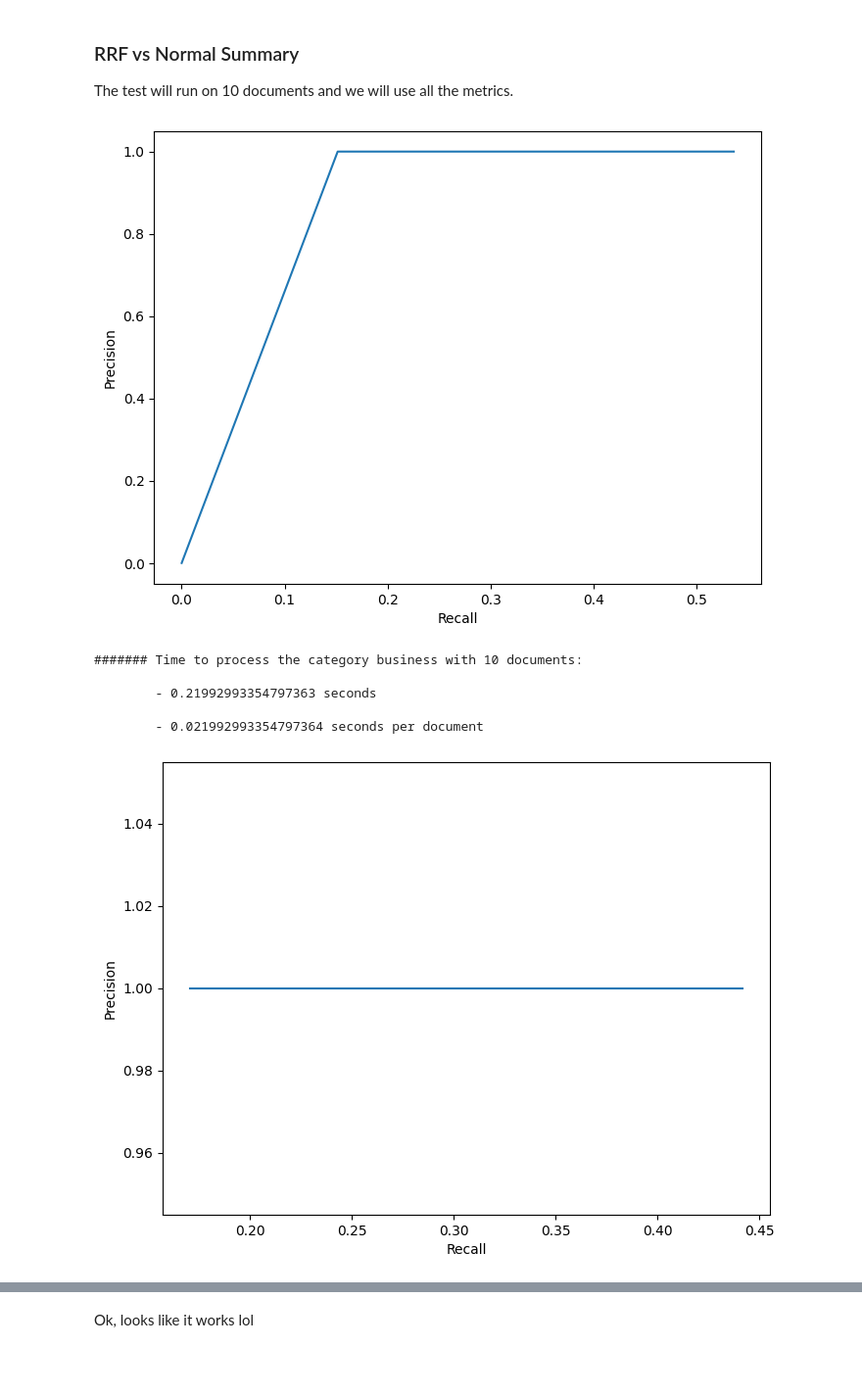
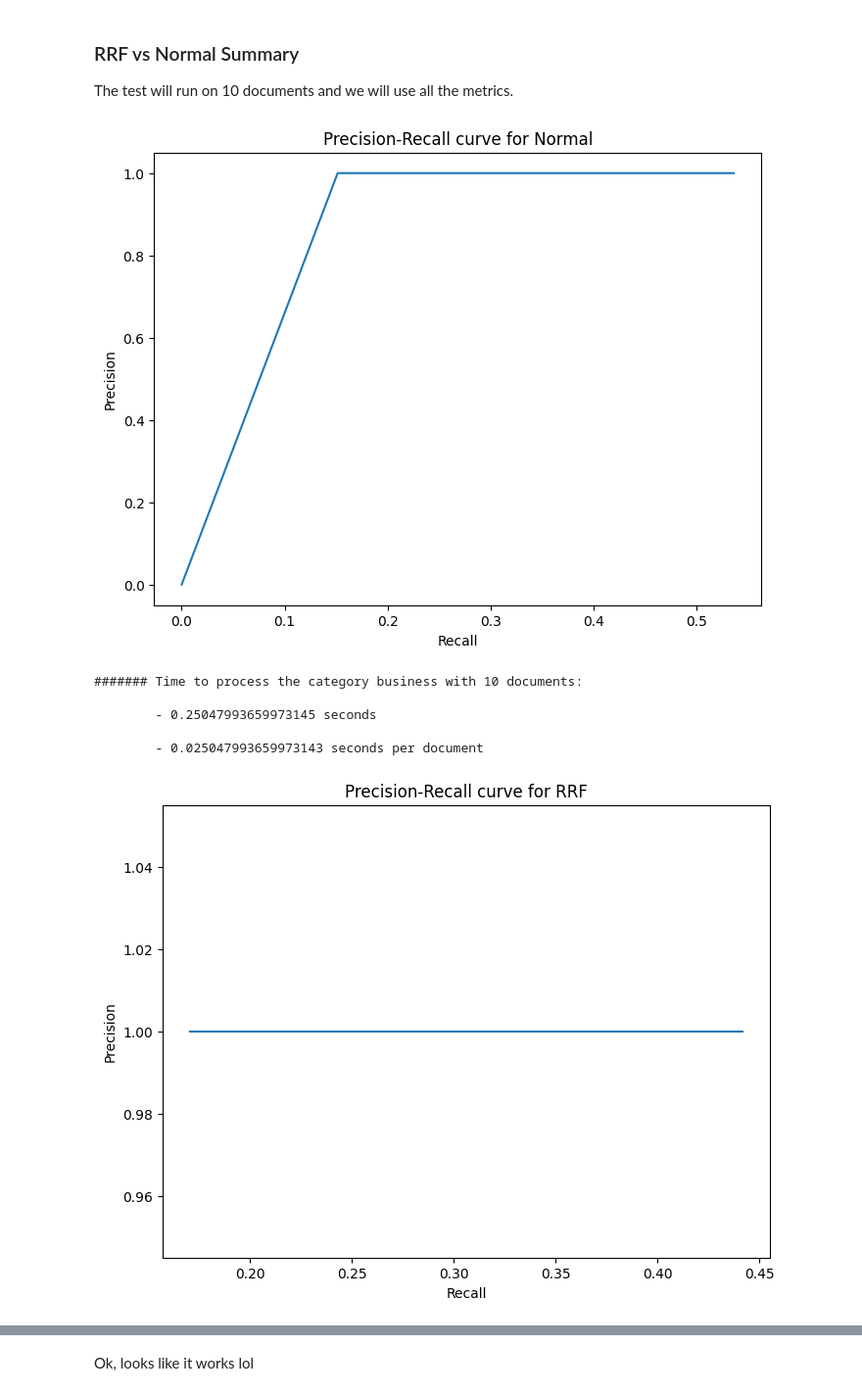
Before and after one commit to danieleavolio/Information-Processing-and-Retrieval, a Jupyter notebook: Project/Code/G8_P1_notebook.ipynb, the cells around one changed output, grey strips where cells are left out. Shown at 98% size. Drawn from its saved outputs; the diff is of its cells as text; code cells hidden in the pictures; blank space fills up the shorter version.

```diff
--- a/Project/Code/G8_P1_notebook.ipynb
+++ b/Project/Code/G8_P1_notebook.ipynb
@@ -667,7 +758,7 @@ def mean_average_precision(summaries, real_summaries):
         average_precision += precision(summaries[key], real_summaries[key])
     return average_precision / len(summaries)
 # %%
-def plot_pr_curve(precision, recall):
+def plot_pr_curve(precision, recall, name):
     pairs = []
     for i in range(len(precision)):
         pairs.append((precision[i], recall[i]))
@@ -682,6 +773,7 @@ def plot_pr_curve(precision, recall):
 
     plt.xlabel("Recall")
     plt.ylabel("Precision")
+    plt.title(f"Precision-Recall curve for {name}")
     plt.show()
 # %%
 def evaluation(category, ix, max_sentences:int=5, max_characters:int=500, order=True, scoring_type:str="TF_IDF"):
@@ -715,7 +807,7 @@ def evaluation(category, ix, max_sentences:int=5, max_characters:int=500, order=
     std_precision = np.std(precisions)
     std_recall = np.std(recalls)
 
-    plot_pr_curve(precisions, recalls)
+    plot_pr_curve(precisions, recalls, scoring_type)
 
     m_a_p = mean_average_precision(produced_summaries, real_summaries)
 
@@ -730,7 +822,7 @@ def evaluation(category, ix, max_sentences:int=5, max_characters:int=500, order=
 
     return average_precision, average_recall, f1, std_precision, std_recall, m_a_p
 
-def evaluation_given_summaries(produced_summaries, real_summaries):
+def evaluation_given_summaries(produced_summaries, real_summaries, name):
 
     initial_time = time.time()
 
@@ -759,7 +851,7 @@ def evaluation_given_summaries(produced_summaries, real_summaries):
     std_precision = np.std(precisions)
     std_recall = np.std(recalls)
 
-    plot_pr_curve(precisions, recalls)
+    plot_pr_curve(precisions, recalls, name)
 
     m_a_p = mean_average_precision(produced_summaries, real_summaries)
 
@@ -807,49 +898,67 @@ The test will run on 10 documents and we will use all the metrics.
 # %%
 politics_documents = [doc for doc in documents_paths if "politics" in doc][40:50]
 
 normal_summaries = {}
 rrf_summaries = {}
 
 for pol in politics_documents:
     with open(pol, "r") as file:
         content = file.read()
         normal_summaries[pol] = summarization(content, 5, 500, True, ix, scoring_type="BM25")
         rrf_summaries[pol] = RRF_summary(pol, ix, 5, 500, True)
 
 # Ok now we need to evaluate the summaries
 real_politics_summaries = {}
 for pol in politics_documents:
     with open(pol, "r") as file:
         content = file.read()
         real_politics_summaries[pol] = content
 
-normal_average_precision, normal_average_recall, normal_f1, normal_std_precision, normal_std_recall, normal_m_a_p = evaluation_given_summaries(normal_summaries, real_politics_summaries)
-rrf_average_precision, rrf_average_recall, rrf_f1, rrf_std_precision, rrf_std_recall, rrf_m_a_p = evaluation_given_summaries(rrf_summaries, real_politics_summaries)
+normal_average_precision, normal_average_recall, normal_f1, normal_std_precision, normal_std_recall, normal_m_a_p = evaluation_given_summaries(normal_summaries, real_politics_summaries, "Normal")
+rrf_average_precision, rrf_average_recall, rrf_f1, rrf_std_precision, rrf_std_recall, rrf_m_a_p = evaluation_given_summaries(rrf_summaries, real_politics_summaries, "RRF")
 
-print(f"Normal average precision: {normal_average_precision}")
-print(f"RRF average precision: {rrf_average_precision}")
-print()
-print(f"Normal average recall: {normal_average_recall}")
-print(f"RRF average recall: {rrf_average_recall}")
-print()
-print(f"Normal F1 score: {normal_f1}")
-print(f"RRF F1 score: {rrf_f1}")
-print()
-print(f"Normal standard deviation osf precision: {normal_std_precision}")
-print(f"RRF standard deviation of precision: {rrf_std_precision}")
-print()
-print(f"Normal standard deviation of recall: {normal_std_recall}")
-print(f"RRF standard deviation of recall: {rrf_std_recall}")
-print()
-print(f"Normal mean average precision: {normal_m_a_p}")
-print(f"RRF mean average precision: {rrf_m_a_p}")
+normal = [normal_average_precision, normal_average_recall, normal_f1, normal_std_precision, normal_std_recall, normal_m_a_p]
+rrf = [rrf_average_precision, rrf_average_recall, rrf_f1, rrf_std_precision, rrf_std_recall, rrf_m_a_p]
+
+
+def pair_plot_metrics(normal, rrf):
+    df = pd.DataFrame({
+        "Normal": normal,
+        "RRF": rrf
+    }, index=["Average precision", "Average recall", "F1 score", "Standard deviation of precision", "Standard deviation of recall", "Mean average precision"])
+
+    df.plot(kind="bar", figsize=(10, 8))
+    plt.title("Comparison of metrics for normal and RRF summarization")
+    plt.show()
+
+
+def compare_metrics(normal, rrf):
+    print(f"Normal average precision: {normal[0]}")
+    print(f"RRF average precision: {rrf[0]}")
+    print()
+    print(f"Normal average recall: {normal[1]}")
+    print(f"RRF average recall: {rrf[1]}")
+    print()
+    print(f"Normal F1 score: {normal[2]}")
+    print(f"RRF F1 score: {rrf[2]}")
+    print()
+    print(f"Normal standard deviation osf precision: {normal[3]}")
+    print(f"RRF standard deviation of precision: {rrf[3]}")
+    print()
+    print(f"Normal standard deviation of recall: {normal[4]}")
+    print(f"RRF standard deviation of recall: {rrf[4]}")
+    print()
+    print(f"Normal mean average precision: {normal[5]}")
+    print(f"RRF mean average precision: {rrf[5]}")
+
+    pair_plot_metrics(normal, rrf)
 # %% [output]
-[figure, old version]
+[figure, new version]
 ####### Time to process the category business with 10 documents:
 
-        - 0.21992993354797363 seconds
+        - 0.25047993659973145 seconds
 
-        - 0.021992993354797364 seconds per document
+        - 0.025047993659973143 seconds per document
-[figure, old version]
+[figure, new version]
 ####### Time to process the category business with 10 documents:
 
```
Also changed, not shown: parts of 21 cells of this notebook, 3 other files.
